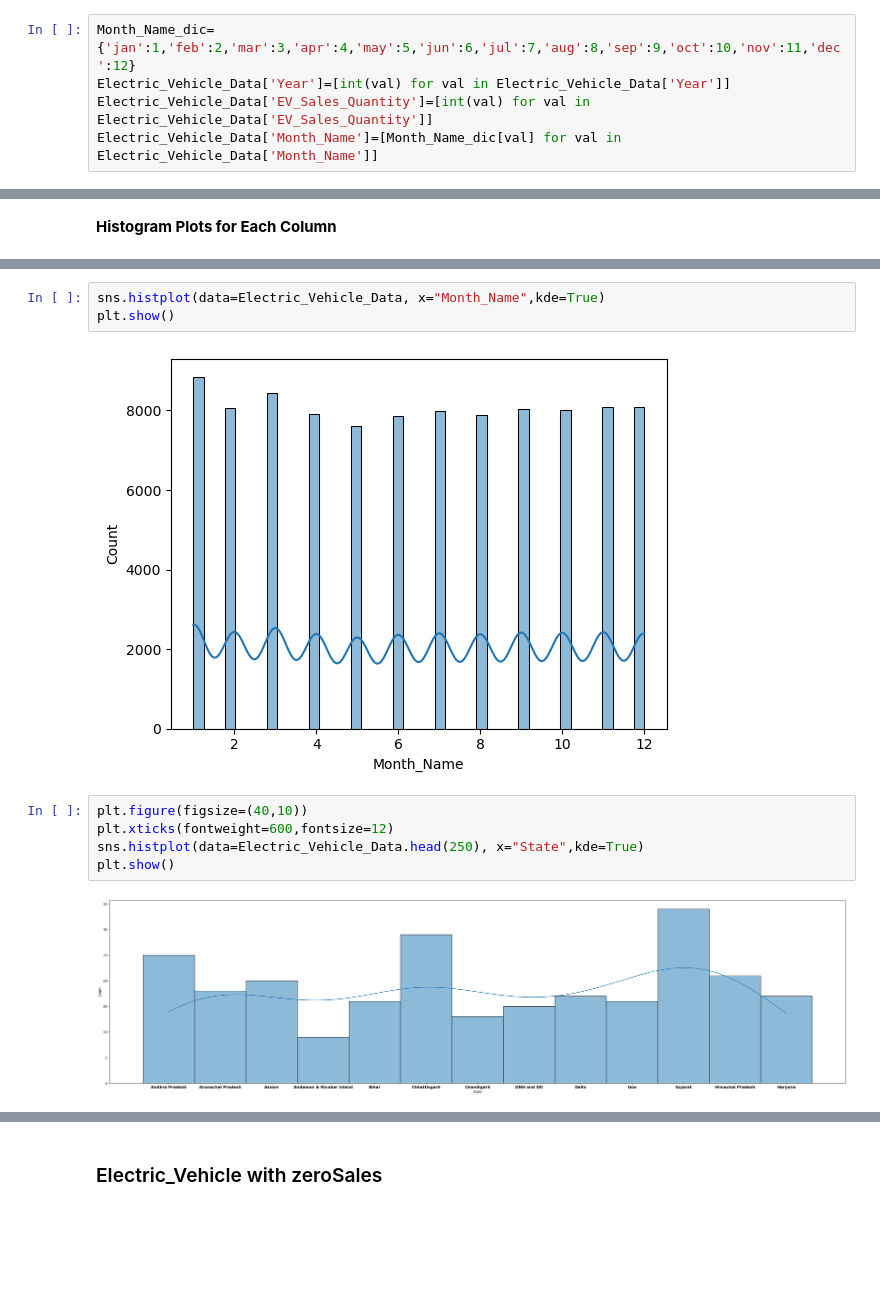
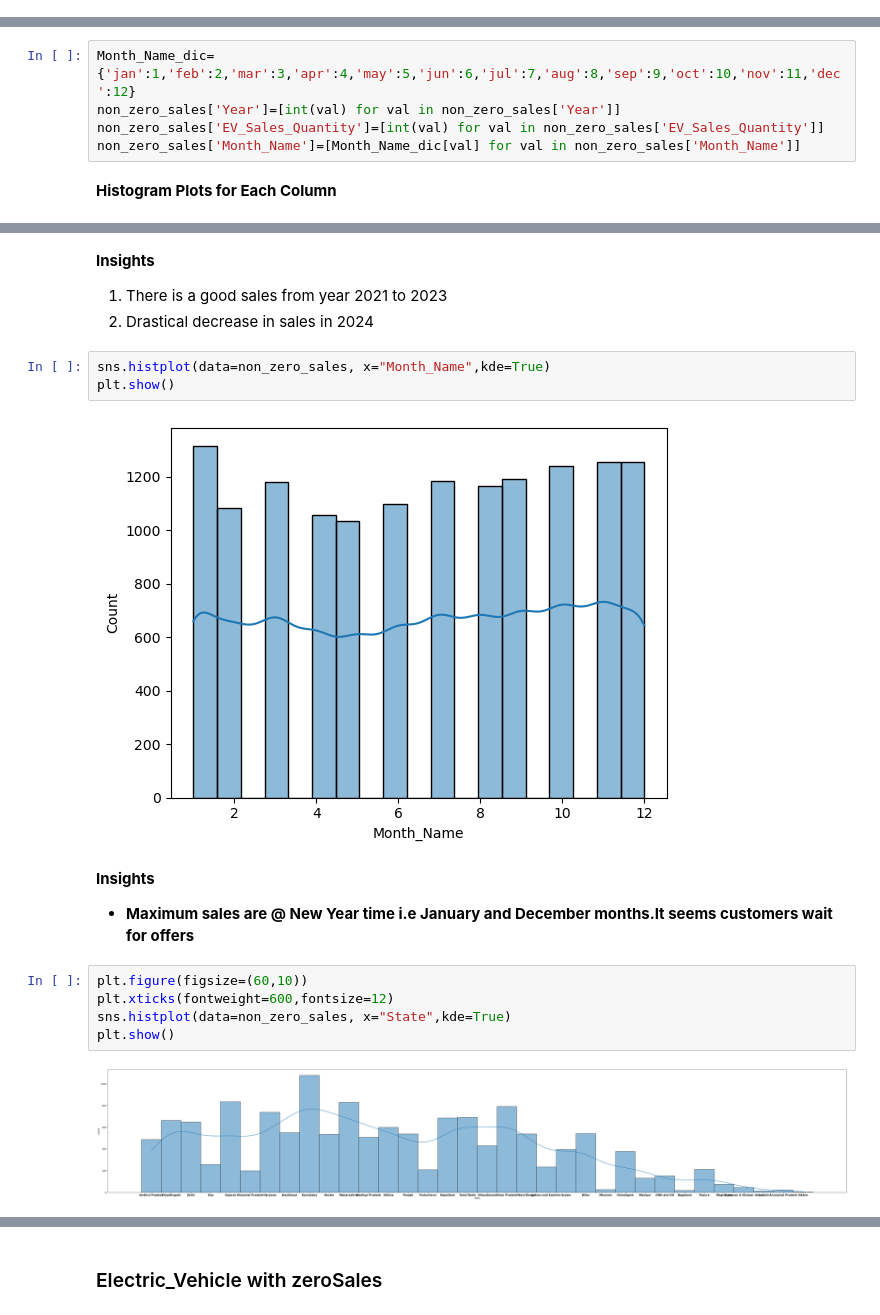
Before and after one commit to ChanchalNarang2024/Electric_Vehicle_sales_by_state_in_India-, a Jupyter notebook: Electric_vehicle_Sales.ipynb, the cells around one changed output, grey strips where cells are left out. Saved outputs shown, nothing was run; the diff lists cells and outputs as text; blank space fills up the shorter version.

```diff
--- a/Electric_vehicle_Sales.ipynb
+++ b/Electric_vehicle_Sales.ipynb
@@ -148,11 +146,6 @@ Electric_Vehicle_Data.describe()
 # %% [markdown]
 - Year can not be in float so converting it to integer
 - To maintain consistency converting EV_Sales_Quantity as well  to Integer
-# %%
-Month_Name_dic={'jan':1,'feb':2,'mar':3,'apr':4,'may':5,'jun':6,'jul':7,'aug':8,'sep':9,'oct':10,'nov':11,'dec':12}
-Electric_Vehicle_Data['Year']=[int(val) for val in Electric_Vehicle_Data['Year']]
-Electric_Vehicle_Data['EV_Sales_Quantity']=[int(val) for val in Electric_Vehicle_Data['EV_Sales_Quantity']]
-Electric_Vehicle_Data['Month_Name']=[Month_Name_dic[val] for val in Electric_Vehicle_Data['Month_Name']]
 # %%
 Electric_Vehicle_Data['Month_Name']
 # %% [output]
@@ -279,3 +310,8 @@ Name: Vehicle_Class, Length: 96845, dtype: object
+# %%
+Month_Name_dic={'jan':1,'feb':2,'mar':3,'apr':4,'may':5,'jun':6,'jul':7,'aug':8,'sep':9,'oct':10,'nov':11,'dec':12}
+non_zero_sales['Year']=[int(val) for val in non_zero_sales['Year']]
+non_zero_sales['EV_Sales_Quantity']=[int(val) for val in non_zero_sales['EV_Sales_Quantity']]
+non_zero_sales['Month_Name']=[Month_Name_dic[val] for val in non_zero_sales['Month_Name']]
 # %% [markdown]
 **Histogram Plots for Each Column**
 # %%
@@ -287,15 +323,22 @@ plt.show()
+# %% [markdown]
+**Insights**
+1. There is a good sales from year 2021 to 2023
+2. Drastical decrease in sales in 2024
 # %%
-sns.histplot(data=Electric_Vehicle_Data, x="Month_Name",kde=True)
+sns.histplot(data=non_zero_sales, x="Month_Name",kde=True)
 plt.show()
 # %% [output]
-[figure, old version]
+[figure, new version]
+# %% [markdown]
+**Insights**
+- **Maximum sales are @ New Year time i.e January and December months.It seems customers wait for offers**
 # %%
-plt.figure(figsize=(40,10))
+plt.figure(figsize=(60,10))
 plt.xticks(fontweight=600,fontsize=12)
-sns.histplot(data=Electric_Vehicle_Data.head(250), x="State",kde=True)
+sns.histplot(data=non_zero_sales, x="State",kde=True)
 plt.show()
 # %% [output]
-[figure, old version]
+[figure, new version]
 # %%
 plt.figure(figsize=(40,10))
 plt.xticks(fontsize=16)
```
Also changed, not shown: parts of 26 cells of this notebook.
